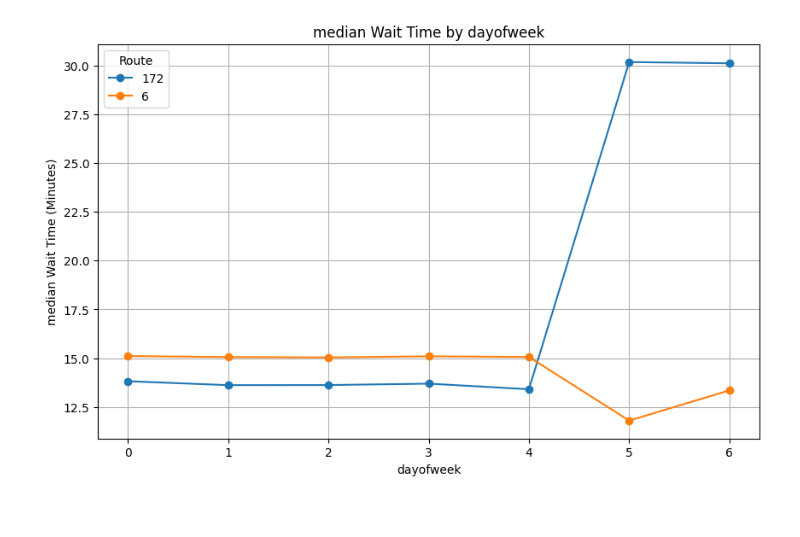
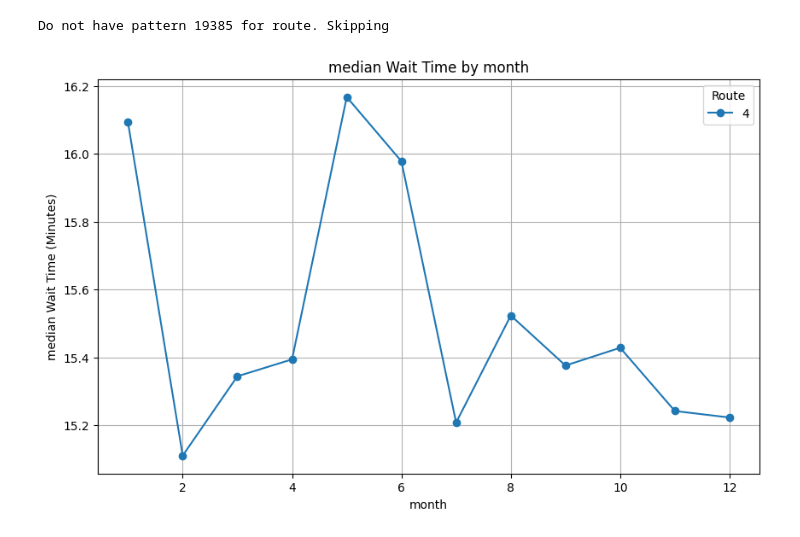
Before and after one commit to mansueto-institute/cta-stop-watch, a Jupyter notebook: cta-stop-watch/analysis/metrics.ipynb, the cells around one changed output. Drawn from its saved outputs; the diff is of its cells as text; code cells hidden in the pictures.

```diff
--- a/cta-stop-watch/analysis/metrics.ipynb
+++ b/cta-stop-watch/analysis/metrics.ipynb
@@ -89,3 +90,41 @@ def calculate_wait_times(rts: list, group_type:str, only_daytime:bool = True):
 
 
     return grouped_df
+# %%
+rt_to_pid = pd.read_parquet("rt_to_pid.parquet")
+pids = rt_to_pid['pid'].unique()
+
+trips = []
+for pid in pids:
+    try:
+        df_trips = pl.read_parquet(f'../cta-stop-etl/out/trips/trips_{pid}_full.parquet')
+        df_trips = df_trips.to_pandas()
+    except:
+        print(f"Do not have pattern {pid}. Skipping")
+        continue
+
+    df_trips = df_trips[(df_trips['typ'] == 'S') & (df_trips['bus_stop_time'].dt.hour.between(6, 20))]
+    df_trips['pid'] = int(pid)
+
+    dict = df_trips.to_dict(orient="records")
+    trips += dict
+
+df_trips_all = pd.DataFrame(trips)
+
+full_df = df_trips_all.merge(rt_to_pid, how="left", on="pid")
+
+full_df = full_df.sort_values(['p_stp_id','bus_stop_time'])
+full_df['wait_time_minutes'] = full_df.groupby('p_stp_id')['bus_stop_time'].diff().dt.total_seconds()/60
+
+
+full_df['month'] = full_df['bus_stop_time'].dt.month
+full_df['hour'] = full_df['bus_stop_time'].dt.hour
+full_df['dayofweek'] = full_df['bus_stop_time'].dt.dayofweek
+full_df['dayofyear'] = full_df['bus_stop_time'].dt.dayofyear
+
+
+#grouped_df = full_df.groupby(['rt', group_type])['wait_time_minutes'].agg(['mean','median', 'std', 'count']).reset_index()
+grouped_df = full_df['wait_time_minutes'].agg(['mean','median', 'std', 'count']).reset_index()
+
+grouped_df['ci95_hi'] = grouped_df['mean'] + 1.96*grouped_df['std']/np.sqrt(grouped_df['count'])
+grouped_df['ci95_low'] = grouped_df['mean'] - 1.96*grouped_df['std']/np.sqrt(grouped_df['count'])
@@ -92,7 +140,7 @@ def calculate_wait_times(rts: list, group_type:str, only_daytime:bool = True):
 # %%
 def chart_wait_times(grouped_df: pd.DataFrame,type:str):
     rts = grouped_df['rt'].unique()
-    grouping = test.columns[1]
+    grouping = grouped_df.columns[1]
 
     plt.figure(figsize=(10, 6))
 
@@ -133,4 +161,8 @@ test
+# %%
+test_df = calculate_wait_times(['4'], 'month')
+# %% [output]
+Do not have pattern 19385 for route. Skipping
 # %%
-chart_wait_times(test,'median')
+chart_wait_times(test_df,'median')
 # %% [output]
-[figure, old version]
+[figure, new version]
```
Also changed, not shown: parts of 4 cells of this notebook, 4 other files.
